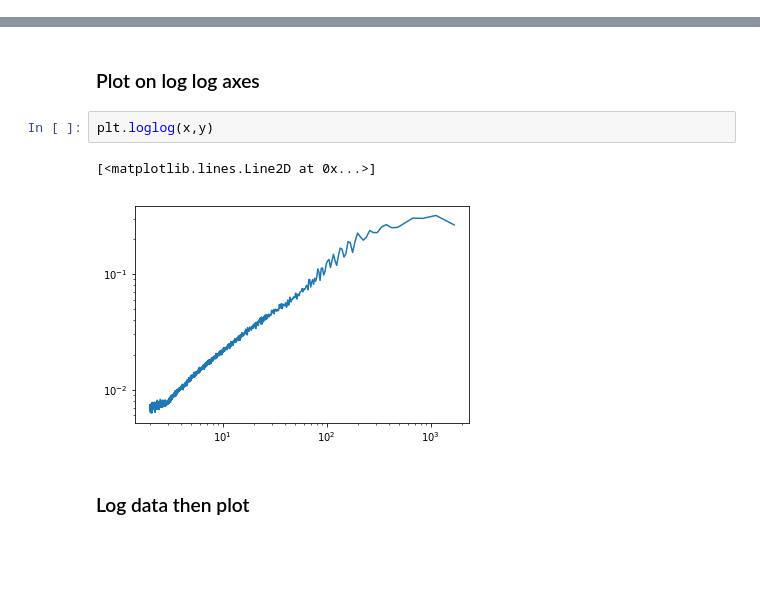
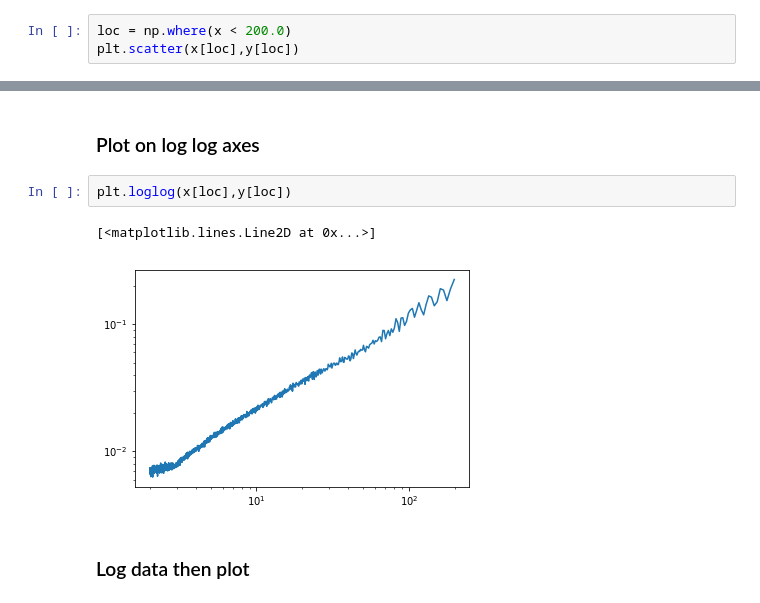
Before and after one commit to PaulHalloran/Jupiter_notebooks_halloran, a Jupyter notebook: log_data_displaying.ipynb, the cells around one changed output, grey strips where cells are left out. Saved outputs shown, nothing was run; the diff lists cells and outputs as text; blank space fills up the shorter version.

```diff
--- a/log_data_displaying.ipynb
+++ b/log_data_displaying.ipynb
@@ -17,0 +13,3 @@ plt.scatter(x,y)
+# %%
+loc = np.where(x < 200.0)
+plt.scatter(x[loc],y[loc])
@@ -18,10 +19,10 @@ plt.scatter(x,y)
 # %% [markdown]
 ### Plot on log log axes
 # %%
-plt.loglog(x,y)
+plt.loglog(x[loc],y[loc])
 # %% [output]
 [<matplotlib.lines.Line2D at 0x...>]
-[figure, old version]
+[figure, new version]
 # %% [markdown]
 ### Log data then plot
 # %%
```
Also changed, not shown: parts of 6 cells of this notebook.
